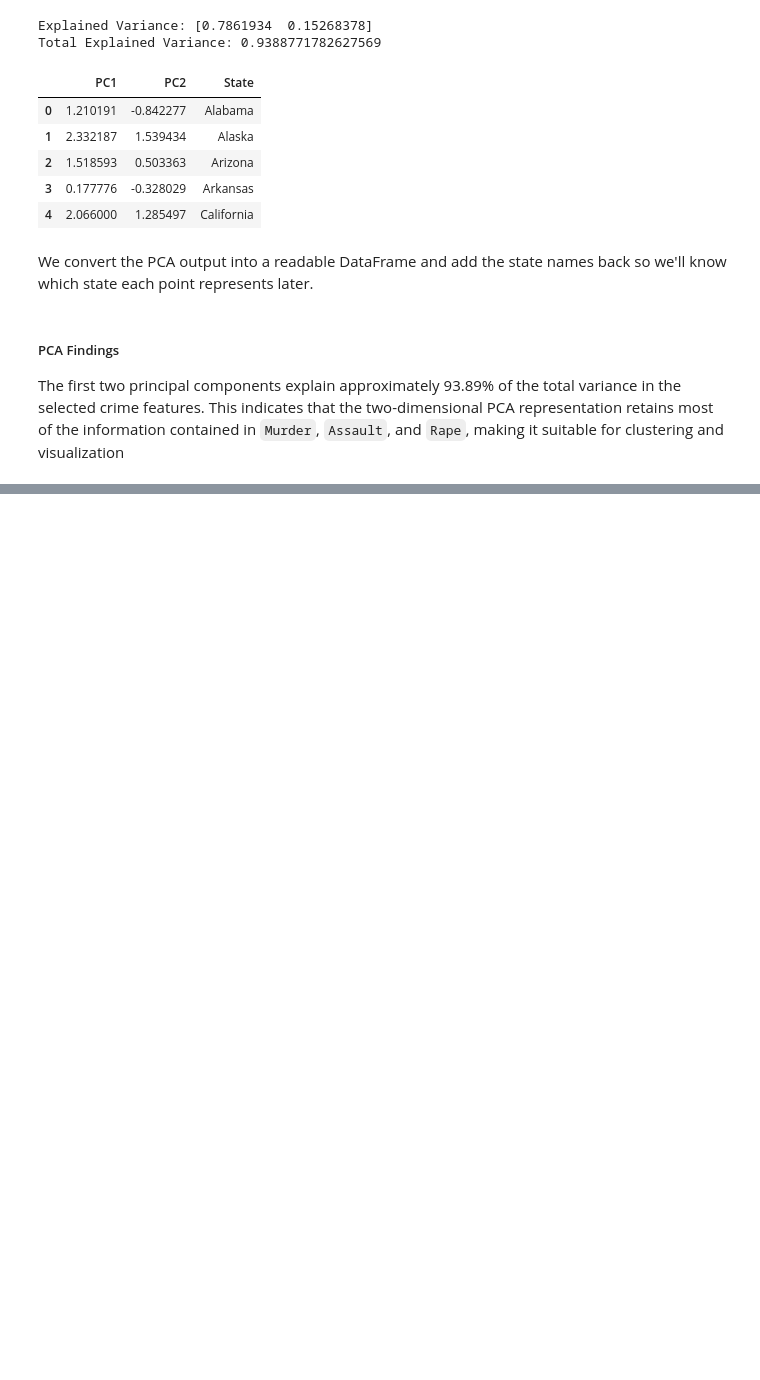
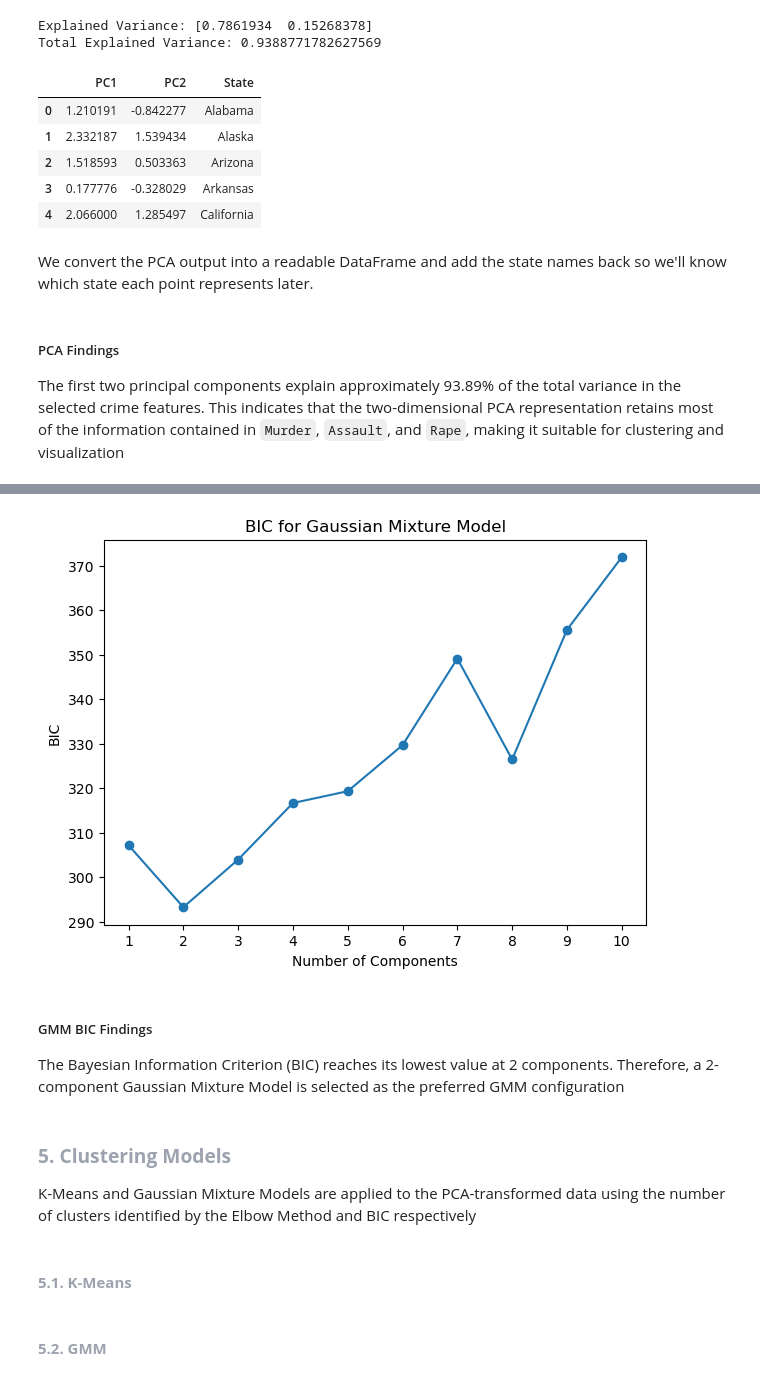
Before and after one commit to ngunjirikevin/datavine-analytics, a Jupyter notebook: notebooks/crime_clustering.ipynb, the cells around one changed output, grey strips where cells are left out. Saved outputs shown, nothing was run; the diff lists cells and outputs as text; code cells hidden in the pictures; blank space fills up the shorter version.

```diff
--- a/notebooks/crime_clustering.ipynb
+++ b/notebooks/crime_clustering.ipynb
@@ -177,0 +226,41 @@ Data Understanding
+# %%
+from sklearn.mixture import GaussianMixture
+
+bic_scores = []
+cluster_range = range(1, 11)
+
+for n in cluster_range:
+    gmm = GaussianMixture(
+        n_components=n,
+        random_state=42
+    )
+
+    gmm.fit(X_pca)
+    bic_scores.append(gmm.bic(X_pca))
+# %%
+# visualization
+plt.figure(figsize=(7, 5))
+
+plt.plot(cluster_range, bic_scores, marker="o")
+
+plt.xlabel("Number of Components")
+plt.ylabel("BIC")
+plt.title("BIC for Gaussian Mixture Model")
+plt.xticks(cluster_range)
+plt.show()
+# %% [output]
+[figure, added]
+# %% [markdown]
+##### GMM BIC Findings
+
+The Bayesian Information Criterion (BIC) reaches its lowest value at 2 components. Therefore, a 2-component Gaussian Mixture Model is selected as the preferred GMM configuration
+# %% [markdown]
+<h3 style= "color: #9CA3AF; text-align: left; font-weight: bold;">
+5. Clustering Models
+</h3>
+
+K-Means and Gaussian Mixture Models are applied to the PCA-transformed data using the number of clusters identified by the Elbow Method and BIC respectively
+# %% [markdown]
+<h4 style= "color: #9CA3AF; text-align: left; font-weight: bold;">
+5.1. K-Means
+</h4>
@@ -177,0 +275,4 @@ Data Understanding
+# %% [markdown]
+<h4 style= "color: #9CA3AF; text-align: left; font-weight: bold;">
+5.2. GMM
+</h4>
```
Also changed, not shown: parts of 15 cells of this notebook.
